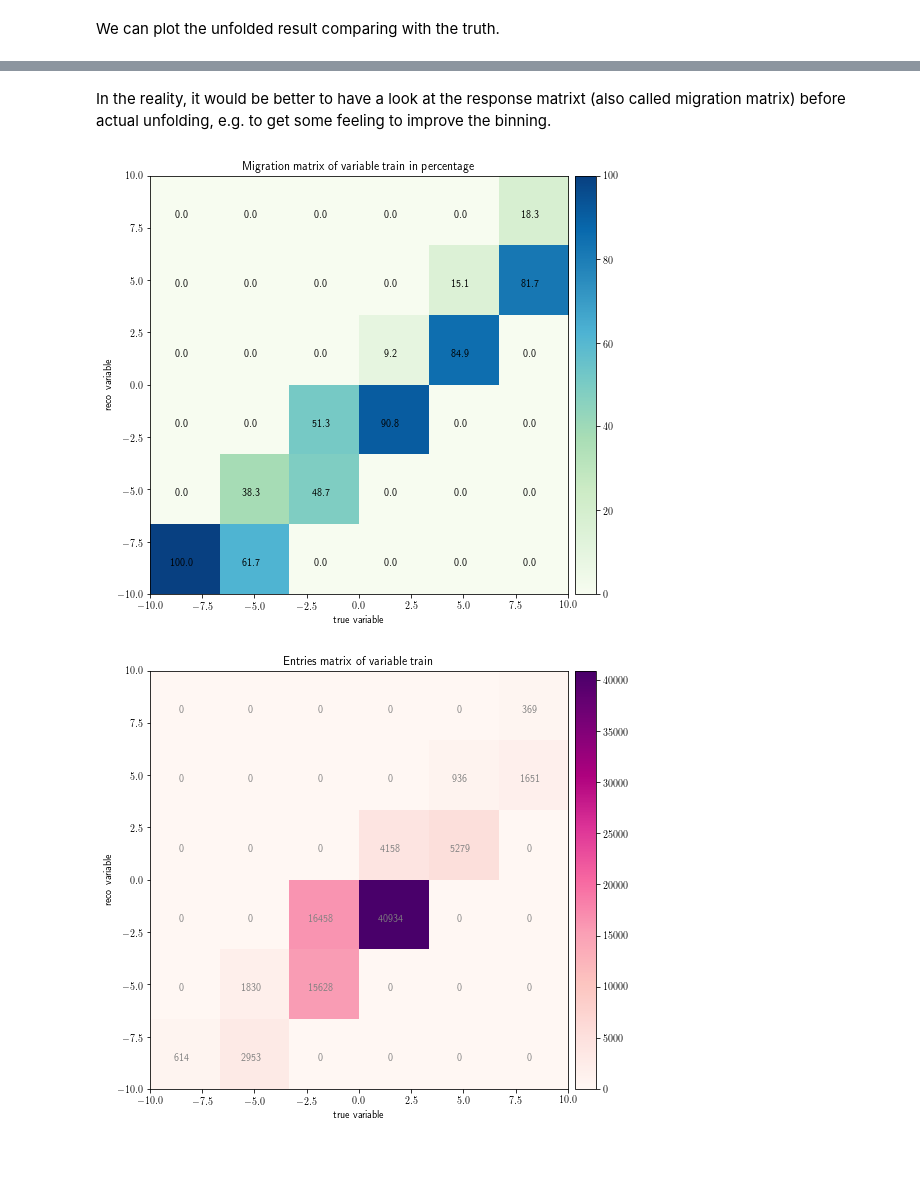
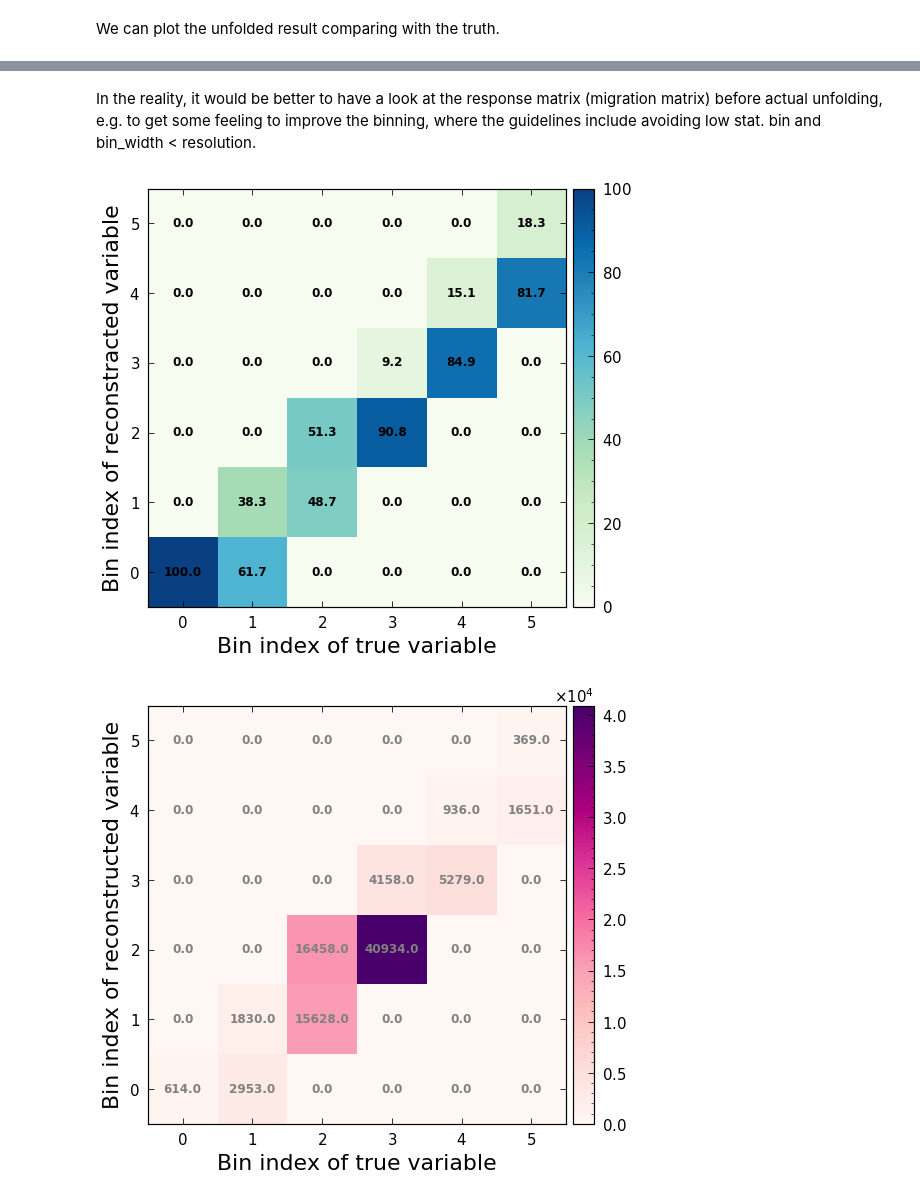
Before and after one commit to lucao-git/PyRooUnfold, a Jupyter notebook: example/pyroounfold_example.ipynb, the cells around one changed output, grey strips where cells are left out. Cells and saved outputs as stored; diff of their text form; code cells hidden in the pictures; blank space fills up the shorter version.

```diff
--- a/example/pyroounfold_example.ipynb
+++ b/example/pyroounfold_example.ipynb
@@ -260,12 +377,12 @@ Warning: response matrix bad condition= -1
 # %% [markdown]
-In the reality, it would be better to have a look at the response matrixt (also called migration matrix) before actual unfolding, e.g. to get some feeling to improve the binning.
+In the reality, it would be better to have a look at the response matrix (migration matrix) before actual unfolding, e.g. to get some feeling to improve the binning, where the guidelines include avoiding low stat. bin and bin_width < resolution.
 # %%
 mig_matrix, hist, mig_fig, n_fig = get_migration(
     true_data =df_train['truth'],
     reco_data =df_train['measured'],
     weight    =df_train['weight'],
     bin_var   =np.linspace(-10,10,7),
-    name_var  ='variable', unit_var='', info_var='train', txt_offset=1.5)
+    name_var  ='variable')
 # %% [output]
-[figure, old version]
+[figure, new version]
-[figure, old version]
+[figure, new version]
```
Also changed, not shown: parts of 33 cells of this notebook.
